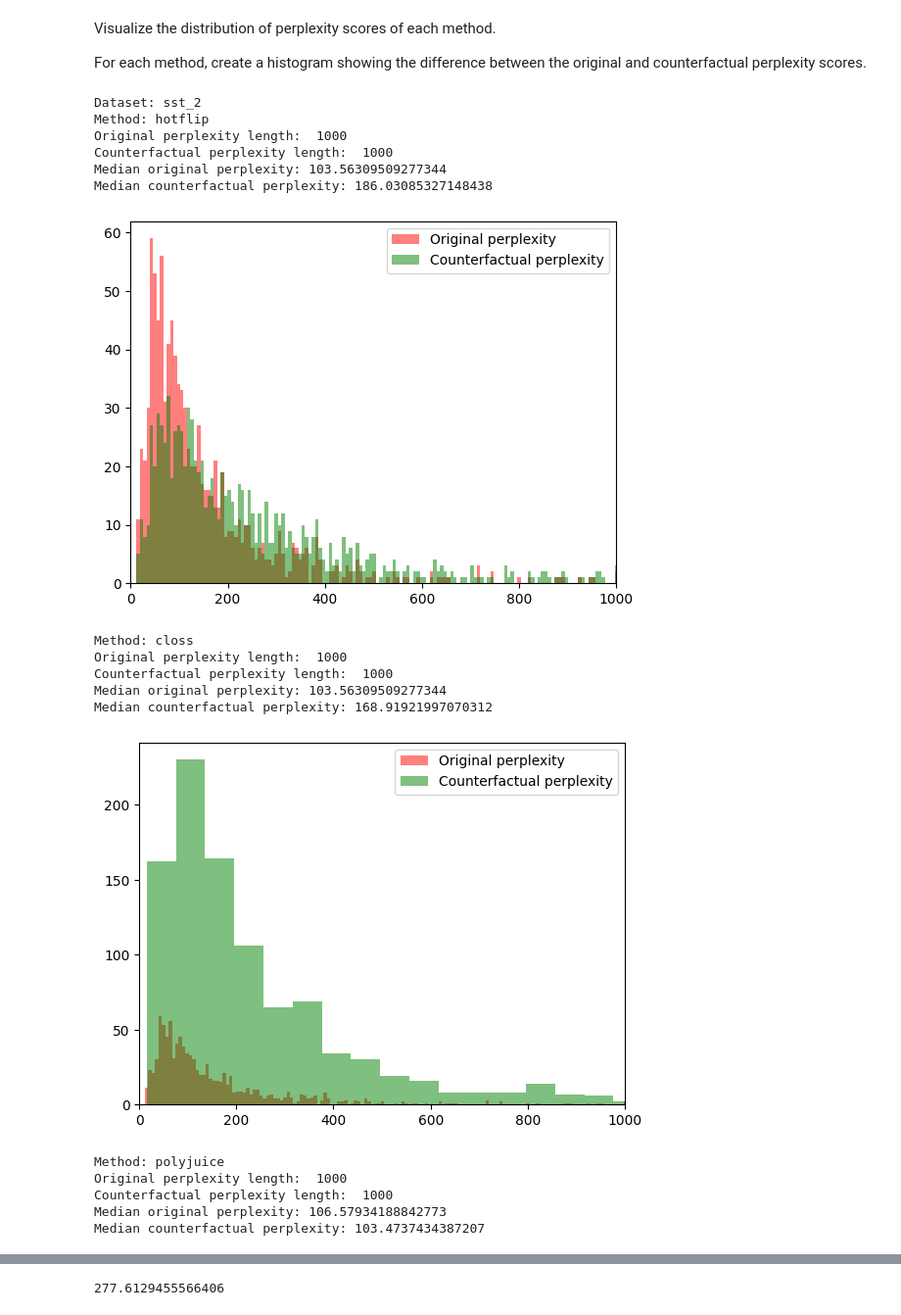
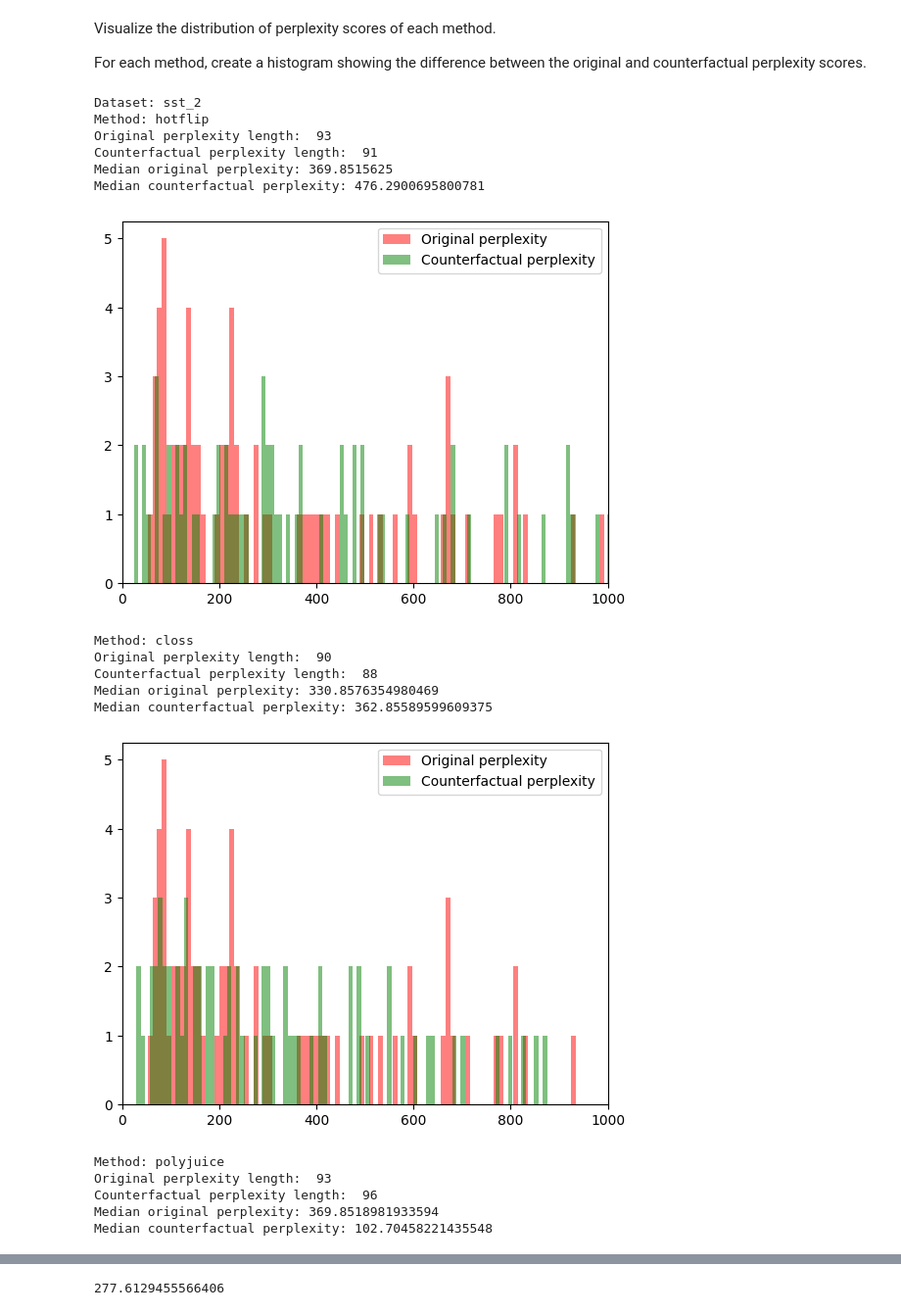
Before and after one commit to smcaleese/text-counterfactual-explanation-methods, a Jupyter notebook: analysis/results-analysis-visualization.ipynb, the cells around one changed output, grey strips where cells are left out. Shown: that part at 98% size. Drawn from its saved outputs; the diff is of its cells as text; code cells hidden in the pictures.

```diff
--- a/analysis/results-analysis-visualization.ipynb
+++ b/analysis/results-analysis-visualization.ipynb
@@ -9,47 +41,53 @@ Visualize the distribution of perplexity scores of each method.
 
 For each method, create a histogram showing the difference between the original and counterfactual perplexity scores.
 # %%
-datasets = ["sst_2", "qnli"]
-methods = ["hotflip", "closs", "polyjuice", "fizlenaive", "fizleguided"]
-cutoff = 1000
+# datasets = ["sst_2", "qnli"]
+datasets = ["sst_2"]
+datapoints = 100
+# methods = ["hotflip", "closs", "polyjuice", "fizlenaive", "fizleguided"]
+methods = ["hotflip", "closs", "polyjuice"]
+cutoff = 10000
 
 for dataset in datasets:
     print(f"Dataset: {dataset}")
     for method in methods:
         print(f"Method: {method}")
-        df = pd.read_csv(f"../output/{method}-output-{dataset}-1000.csv")
+        df = pd.read_csv(f"../output/{method}-output-{dataset}-{datapoints}.csv")
 
         original_perplexity = df["original_perplexity"].dropna()
         counterfactual_perplexity = df["counterfactual_perplexity"].dropna()
+
+        original_perplexity = original_perplexity[original_perplexity < cutoff]
+        counterfactual_perplexity = counterfactual_perplexity[counterfactual_perplexity < cutoff]
 
         print("Original perplexity length: ", len(original_perplexity))
         print("Counterfactual perplexity length: ", len(counterfactual_perplexity))
 
         plt.hist(original_perplexity, bins=1000, alpha=0.5, label="Original perplexity", color="red");
         plt.hist(counterfactual_perplexity, bins=1000, alpha=0.5, label="Counterfactual perplexity", color="green");
         plt.legend(["Original perplexity", "Counterfactual perplexity"])
 
         print(f"Median original perplexity: {np.median(original_perplexity)}")
         print(f"Median counterfactual perplexity: {np.median(counterfactual_perplexity)}")
 
-        plt.xlim(0, cutoff)
+        plt.xlim(0, 1000)
         plt.show()
 # %% [output]
 Dataset: sst_2
 Method: hotflip
-Original perplexity length:  1000
-Counterfactual perplexity length:  1000
-Median original perplexity: 103.56309509277344
-Median counterfactual perplexity: 186.03085327148438
+Original perplexity length:  93
+Counterfactual perplexity length:  91
+Median original perplexity: 369.8515625
+Median counterfactual perplexity: 476.2900695800781
-[figure, old version]
+[figure, new version]
 Method: closs
-Original perplexity length:  1000
-Counterfactual perplexity length:  1000
-Median original perplexity: 103.56309509277344
-Median counterfactual perplexity: 168.91921997070312
+Original perplexity length:  90
+Counterfactual perplexity length:  88
+Median original perplexity: 330.8576354980469
+Median counterfactual perplexity: 362.85589599609375
-[figure, old version]
+[figure, new version]
 Method: polyjuice
-Original perplexity length:  1000
-Counterfactual perplexity length:  1000
-Median original perplexity: 106.57934188842773
-Median counterfactual perplexity: 103.4737434387207
+Original perplexity length:  93
+Counterfactual perplexity length:  96
+Median original perplexity: 369.8518981933594
+Median counterfactual perplexity: 102.70458221435548
```
Also changed, not shown: parts of 4 cells of this notebook, 26 other files.
